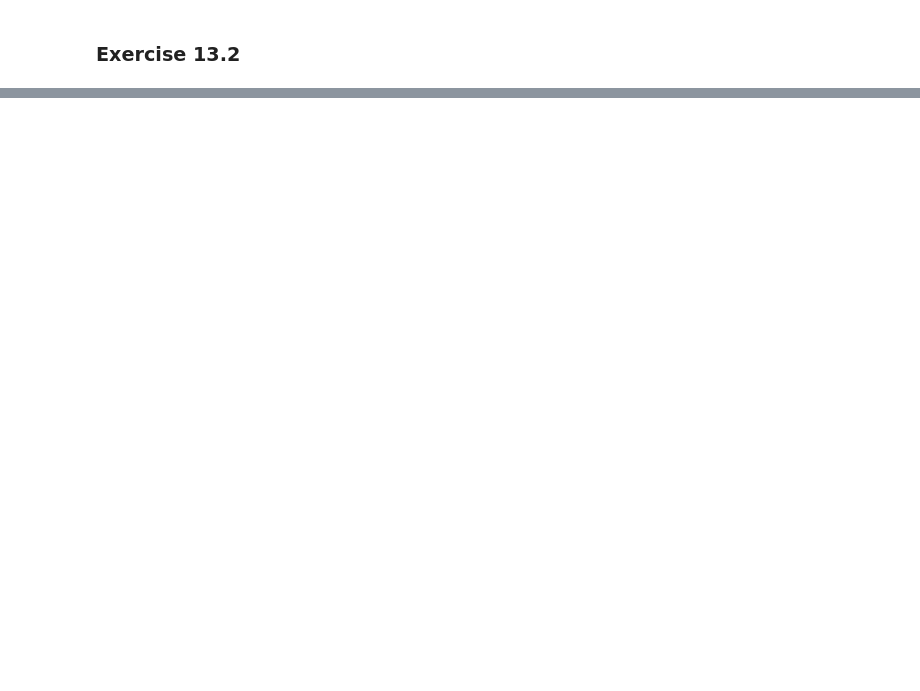
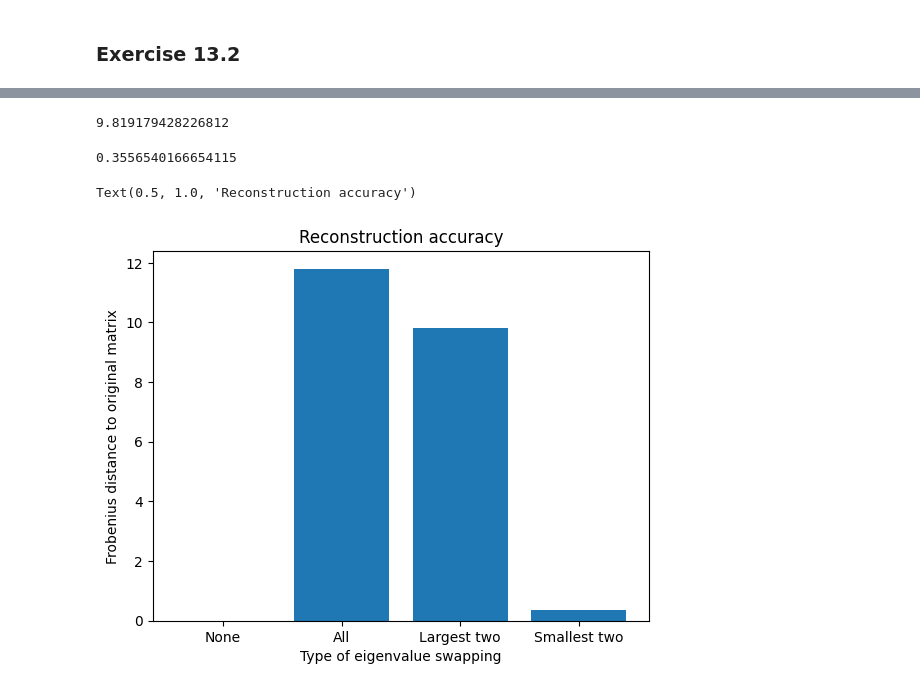
Before and after one commit to falasur/LA4DS, a Jupyter notebook: LA4DS_Ch13.ipynb, the cells around one changed output, grey strips where cells are left out. Saved outputs shown, nothing was run; the diff lists cells and outputs as text; code cells hidden in the pictures; blank space fills up the shorter version.

```diff
--- a/LA4DS_Ch13.ipynb
+++ b/LA4DS_Ch13.ipynb
@@ -83,0 +135,25 @@ plt.arrow(0, 0, *v_2, color='C1', ls=':', head_width=.3, width=.1, length_includ
+# %%
+A_2 = V @ L_2 @ np.linalg.inv(V)
+# %%
+frobenius_distance(A, A_2)
+# %% [output]
+9.819179428226812
+# %%
+l_3 = l[[0,1,2,4,3]]
+# %%
+L_3 = l_3 * np.eye(5)
+# %%
+A_3 = V @ L_3 @ np.linalg.inv(V)
+# %%
+frobenius_distance(A, A_3)
+# %% [output]
+0.3556540166654115
+# %%
+plt.bar(x= range(4), height=[frobenius_distance(A, x) for x in [A_, A_new, A_2, A_3]])
+plt.xticks(range(4),labels=['None','All','Largest two','Smallest two'])
+plt.ylabel('Frobenius distance to original matrix')
+plt.xlabel('Type of eigenvalue swapping')
+plt.title('Reconstruction accuracy')
+# %% [output]
+Text(0.5, 1.0, 'Reconstruction accuracy')
+[figure, added]
```
Also changed, not shown: parts of 22 cells of this notebook, 1 other file.
